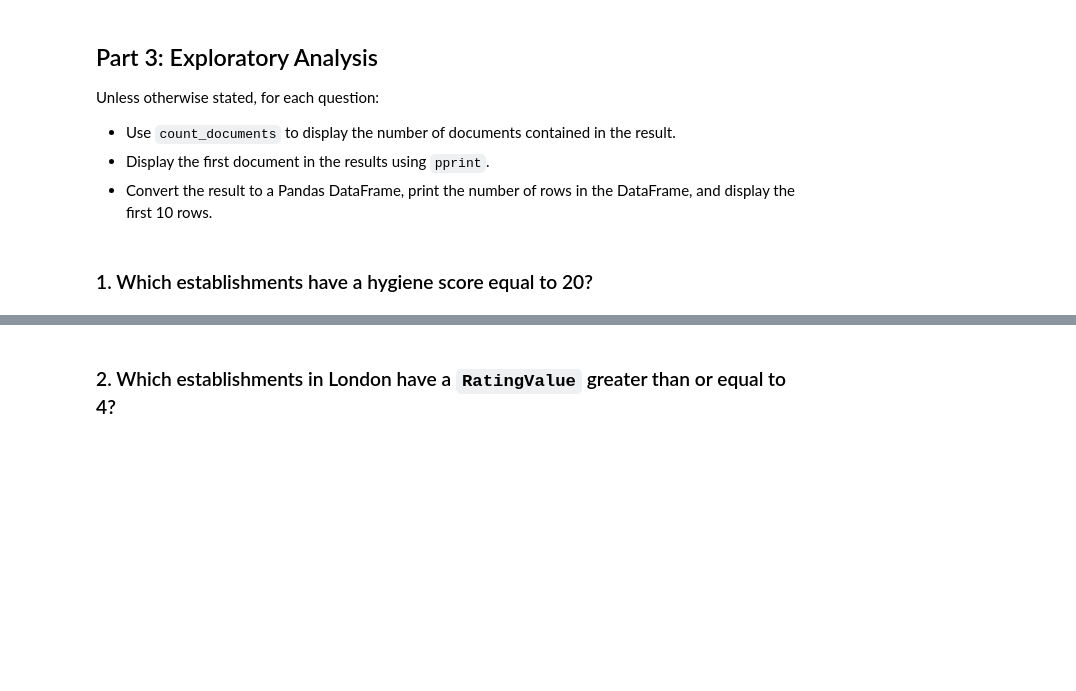
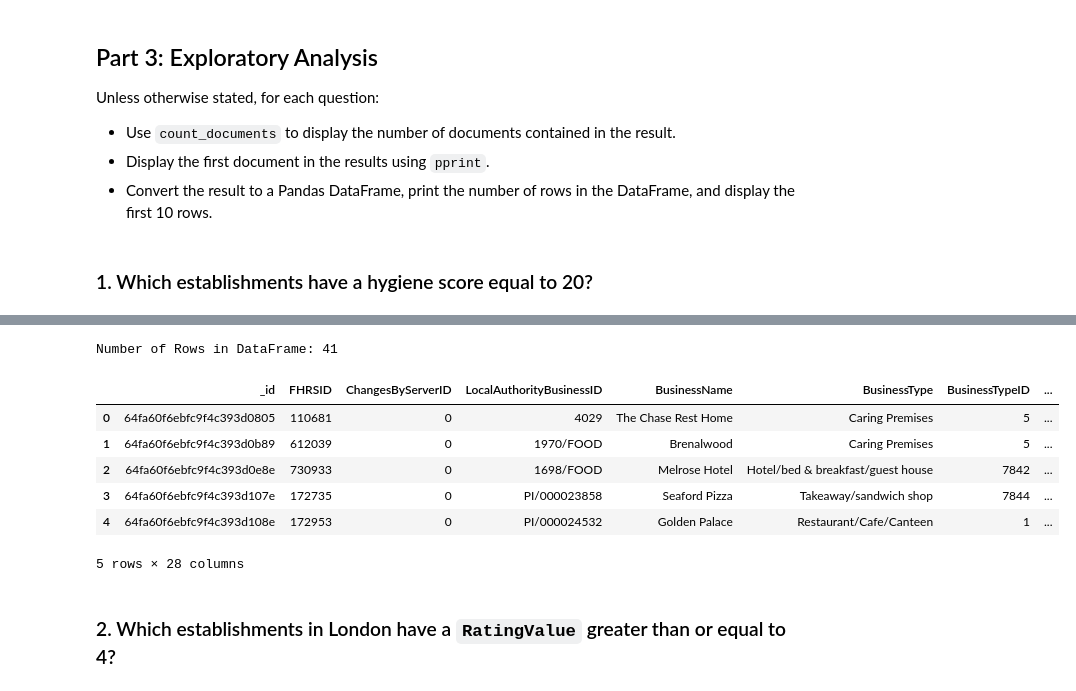
Before and after one commit to hrobinl/nosql-challenge, a Jupyter notebook: NoSQL_analysis_starter.ipynb, the cells around one changed output, grey strips where cells are left out. Cells and saved outputs as stored; diff of their text form; code cells hidden in the pictures; blank space fills up the shorter version.

```diff
--- a/NoSQL_analysis_starter.ipynb
+++ b/NoSQL_analysis_starter.ipynb
@@ -29,9 +30,12 @@ Unless otherwise stated, for each question:
 # %% [markdown]
 ### 1. Which establishments have a hygiene score equal to 20?
 # %%
-# Find the establishments with a hygiene score of 20
-query =
+#Find the establishments with a hygiene score of 20:
+hygiene_query = {'scores.Hygiene' : {'$eq':20}}
 
-# Use count_documents to display the number of documents in the result
+#Use count_documents to display the number of documents in the result:
+count = establishments.count_documents(hygiene_query)
+print(f"Number of documents in the result: {count}")
 
-# Display the first document in the results using pprint
+#Display the first document in the results using pprint:
+pprint(establishments.find_one(hygiene_query))
@@ -38,9 +60,21 @@ query =
 # %%
-# Convert the result to a Pandas DataFrame
+#Convert the result to a Pandas DataFrame:
+hygiene_data = pd.DataFrame(establishments.find(hygiene_query))
 
-# Display the number of rows in the DataFrame
+#Display the number of rows in the DataFrame:
+print(f"Number of Rows in DataFrame: {len(hygiene_data)}")
 
-# Display the first 10 rows of the DataFrame
+#Display the first 10 rows of the DataFrame:
+hygiene_data.head()
+# %% [output]
+Number of Rows in DataFrame: 41
+|  | _id | FHRSID | ChangesByServerID | LocalAuthorityBusinessID | BusinessName | BusinessType | BusinessTypeID | ... |
+| 0 | 64fa60f6ebfc9f4c393d0805 | 110681 | 0 | 4029 | The Chase Rest Home | Caring Premises | 5 | ... |
+| 1 | 64fa60f6ebfc9f4c393d0b89 | 612039 | 0 | 1970/FOOD | Brenalwood | Caring Premises | 5 | ... |
+| 2 | 64fa60f6ebfc9f4c393d0e8e | 730933 | 0 | 1698/FOOD | Melrose Hotel | Hotel/bed & breakfast/guest house | 7842 | ... |
+| 3 | 64fa60f6ebfc9f4c393d107e | 172735 | 0 | PI/000023858 | Seaford Pizza | Takeaway/sandwich shop | 7844 | ... |
+| 4 | 64fa60f6ebfc9f4c393d108e | 172953 | 0 | PI/000024532 | Golden Palace | Restaurant/Cafe/Canteen | 1 | ... |
+5 rows × 28 columns
 # %% [markdown]
 ### 2. Which establishments in London have a `RatingValue` greater than or equal to 4?
 # %%
```
Also changed, not shown: parts of 12 cells of this notebook, 1 other file.
